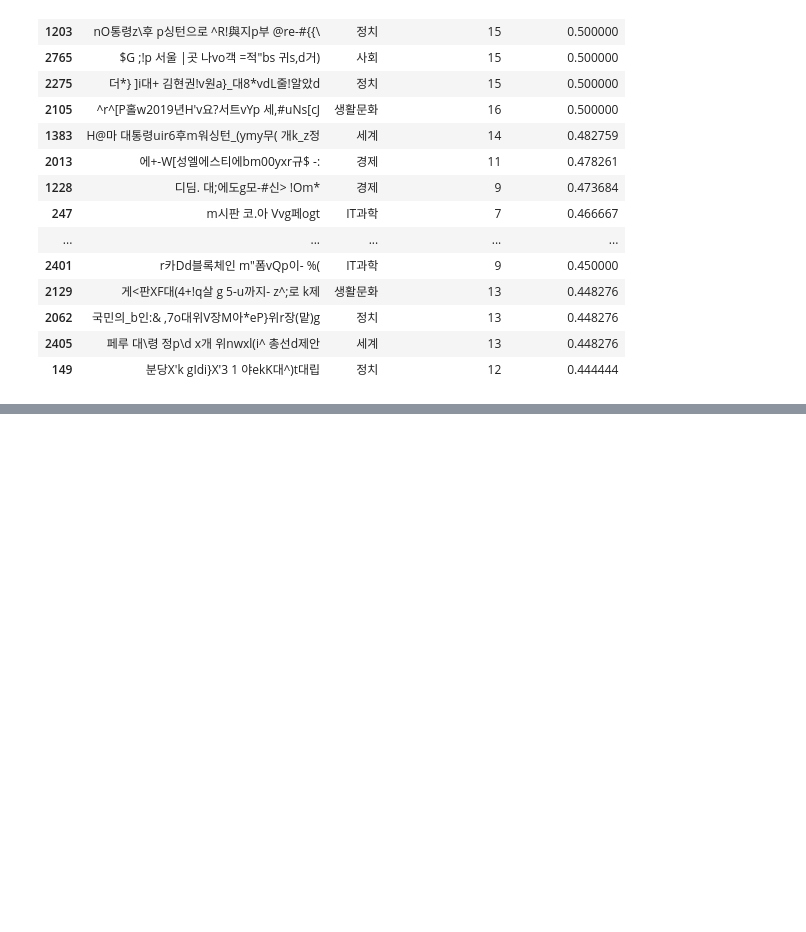
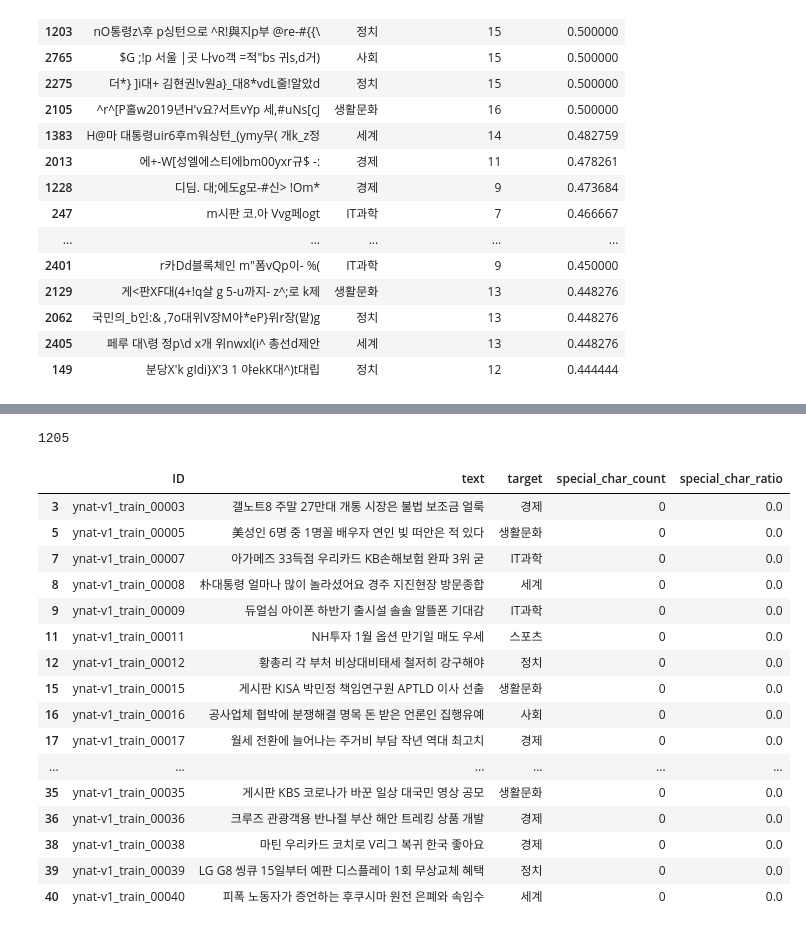
Before and after one commit to boostcampaitech7/level2-nlp-datacentric-nlp-07, a Jupyter notebook: data_eda_sh.ipynb, the cells around one changed output, grey strips where cells are left out. Drawn from its saved outputs; the diff is of its cells as text; code cells hidden in the pictures; blank space fills up the shorter version.

```diff
--- a/data_eda_sh.ipynb
+++ b/data_eda_sh.ipynb
@@ -361,0 +363,25 @@ display(df_special_char_count_1)
+# %%
+# df_high_ratio의 인덱스를 이용하여 제외할 행을 찾음
+df_excluded = df[~df.index.isin(df_high_ratio.index)]
+
+print(len(df_excluded))
+df_excluded.head(20)
+# %% [output]
+1205
+|  | ID | text | target | special_char_count | special_char_ratio |
+| 3 | ynat-v1_train_00003 | 갤노트8 주말 27만대 개통 시장은 불법 보조금 얼룩 | 경제 | 0 | 0.0 |
+| 5 | ynat-v1_train_00005 | 美성인 6명 중 1명꼴 배우자 연인 빚 떠안은 적 있다 | 생활문화 | 0 | 0.0 |
+| 7 | ynat-v1_train_00007 | 아가메즈 33득점 우리카드 KB손해보험 완파 3위 굳 | IT과학 | 0 | 0.0 |
+| 8 | ynat-v1_train_00008 | 朴대통령 얼마나 많이 놀라셨어요 경주 지진현장 방문종합 | 세계 | 0 | 0.0 |
+| 9 | ynat-v1_train_00009 | 듀얼심 아이폰 하반기 출시설 솔솔 알뜰폰 기대감 | IT과학 | 0 | 0.0 |
+| 11 | ynat-v1_train_00011 | NH투자 1월 옵션 만기일 매도 우세 | 스포츠 | 0 | 0.0 |
+| 12 | ynat-v1_train_00012 | 황총리 각 부처 비상대비태세 철저히 강구해야 | 정치 | 0 | 0.0 |
+| 15 | ynat-v1_train_00015 | 게시판 KISA 박민정 책임연구원 APTLD 이사 선출 | 생활문화 | 0 | 0.0 |
+| 16 | ynat-v1_train_00016 | 공사업체 협박에 분쟁해결 명목 돈 받은 언론인 집행유예 | 사회 | 0 | 0.0 |
+| 17 | ynat-v1_train_00017 | 월세 전환에 늘어나는 주거비 부담 작년 역대 최고치 | 경제 | 0 | 0.0 |
+| ... | ... | ... | ... | ... | ... |
+| 35 | ynat-v1_train_00035 | 게시판 KBS 코로나가 바꾼 일상 대국민 영상 공모 | 생활문화 | 0 | 0.0 |
+| 36 | ynat-v1_train_00036 | 크루즈 관광객용 반나절 부산 해안 트레킹 상품 개발 | 경제 | 0 | 0.0 |
+| 38 | ynat-v1_train_00038 | 마틴 우리카드 코치로 V리그 복귀 한국 좋아요 | 경제 | 0 | 0.0 |
+| 39 | ynat-v1_train_00039 | LG G8 씽큐 15일부터 예판 디스플레이 1회 무상교체 혜택 | 정치 | 0 | 0.0 |
+| 40 | ynat-v1_train_00040 | 피폭 노동자가 증언하는 후쿠시마 원전 은폐와 속임수 | 세계 | 0 | 0.0 |
```
Also changed, not shown: parts of 5 cells of this notebook.
